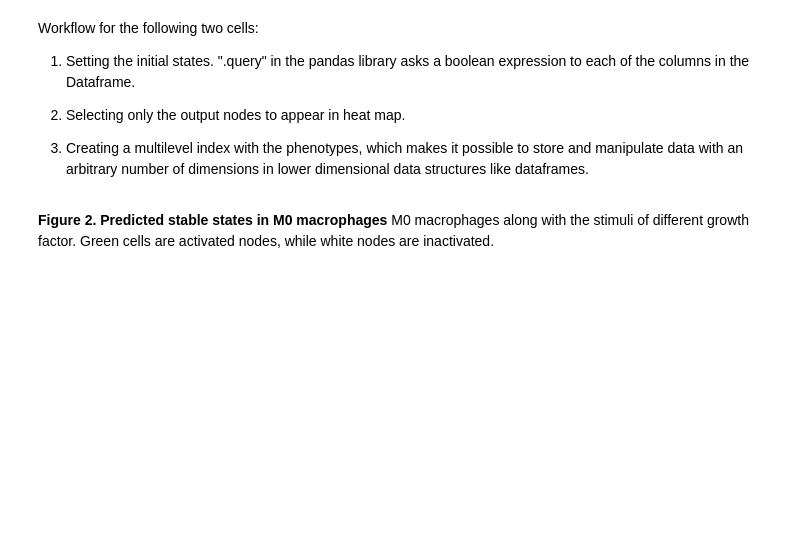
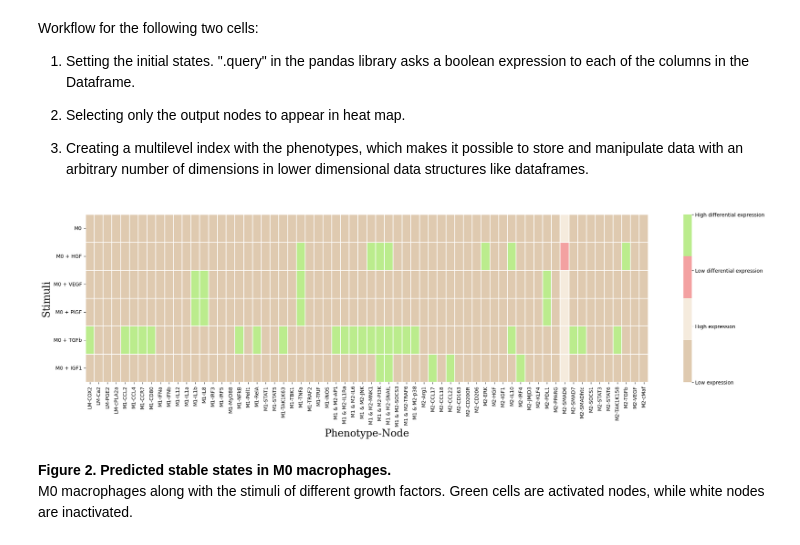
Before and after one commit to Karinaovedal/Master-thesis, a Jupyter notebook: GF_effects.ipynb, the cells around one changed output. Drawn from its saved outputs; the diff is of its cells as text; code cells hidden in the pictures; blank space fills up the shorter version.

```diff
--- a/GF_effects.ipynb
+++ b/GF_effects.ipynb
@@ -135,3 +209,17 @@ phen_arrays = [['M1','M1','M1','M1','M1','M1','M1','M1','M1','M1','M1','M1','M1'
+# %%
+# FORMATTING FUNCTIONS
+
+def format_diff_expression(df):
+    # Coloring nodes where cells without stimuli matches the equivalent node with stimuli in another row.
+    # .iloc is integer based location of cell values in dataframe.
+    for row_count in range(1,len(df)):
+        for marker in range(len(markers)):
+            if df.iloc[0][marker] != df.iloc[row_count][marker]:
+                if df.iloc[0][marker] > df.iloc[row_count][marker]:
+                    df.iloc[row_count][marker] = 2
+                elif df.iloc[0][marker] < df.iloc[row_count][marker]:
+                    df.iloc[row_count][marker] = 3
+    return df
 # %% [markdown]
 Workflow for the following two cells:
 1) Setting the initial states. ".query" in the pandas library asks a boolean expression to each of the columns in the Dataframe.
@@ -163,37 +251,53 @@ M0_PlGF.columns = pd.MultiIndex.from_arrays(phen_arrays, names= ['Phenotype', 'N
 M0_TGFb = fix_df.query(inpM0_TGFb)
 M0_TGFb = M0_TGFb[markers]
 M0_TGFb.columns = pd.MultiIndex.from_arrays(phen_arrays, names= ['Phenotype', 'Node'])
 
 M0_IGF1 = fix_df.query(inpM0_IGF1)
 M0_IGF1 = M0_IGF1[markers]
 M0_IGF1.columns = pd.MultiIndex.from_arrays(phen_arrays, names= ['Phenotype', 'Node'])
 
 frames = [M0_ON, M0_HGF, M0_VEGF, M0_PlGF, M0_TGFb, M0_IGF1]
 
 # Concatenating all the filtered dataframes into one large dataframe
 results = pd.concat(frames, keys=["M0", "M0 + HGF", "M0 + VEGF", "M0 + PlGF", "M0 + TGFb", "M0 + IGF1"])
 
 # Resetting the index to move the stimuli names to columns
 results.reset_index(inplace=True)
 
 # Lexsorting the MultiIndex
 results = results.sort_index(axis=1)
 
 fig, ax = plt.subplots(figsize=(25, 6))
 
 # Filter the DataFrame to keep only the columns representing the data for the heatmap
-data_for_heatmap = results.drop(['level_0', 'level_1'], axis=1)
+M0data = results.drop(['level_0', 'level_1'], axis=1)
 
-M0map = sns.heatmap(data_for_heatmap, cmap = sns.light_palette("seagreen", as_cmap=True), square = False, linewidth=0.1,
-                    cbar_kws={"shrink": .1})
+# Coloring nodes where M0 matches the equivalent node in another row.
+M0data = format_diff_expression(M0data)
+
+
+M0map = sns.heatmap(M0data, cmap = cmap, square = False,
+                    linewidth=0.1, cbar_kws={"shrink": 1})
+
+# Manually specifying discrete legend labelling
+colorbar = ax.collections[0].colorbar
+colorbar.set_ticks([0, 1, 2, 3])
+colorbar.set_ticklabels(['Low expression', 'High expression', 'Low differential expression',
+                         'High differential expression'])
+
 
 # Setting y-axis labels using the 'level_0' column which contains the stimuli names
 M0map.set_yticklabels(results['level_0'].values, rotation=0)
 
 M0map.set_ylabel("Stimuli", fontsize=20, font="Serif" )
 M0map.set_xlabel("Phenotype-Node", fontsize=20, font="Serif")
+
+
 plt.show()
+# %% [output]
+[figure, added]
-# %% [markdown]
-**Figure 2. Predicted stable states in M0 macrophages**
-M0 macrophages along with the stimuli of different growth factor. Green cells are activated nodes, while white nodes are inactivated.
+# %% [markdown]
+**Figure 2. Predicted stable states in M0 macrophages.**
+<br>M0 macrophages along with the stimuli of different growth factors.
+Green cells are activated nodes, while white nodes are inactivated.
 # %%
```
Also changed, not shown: parts of 23 cells of this notebook.
